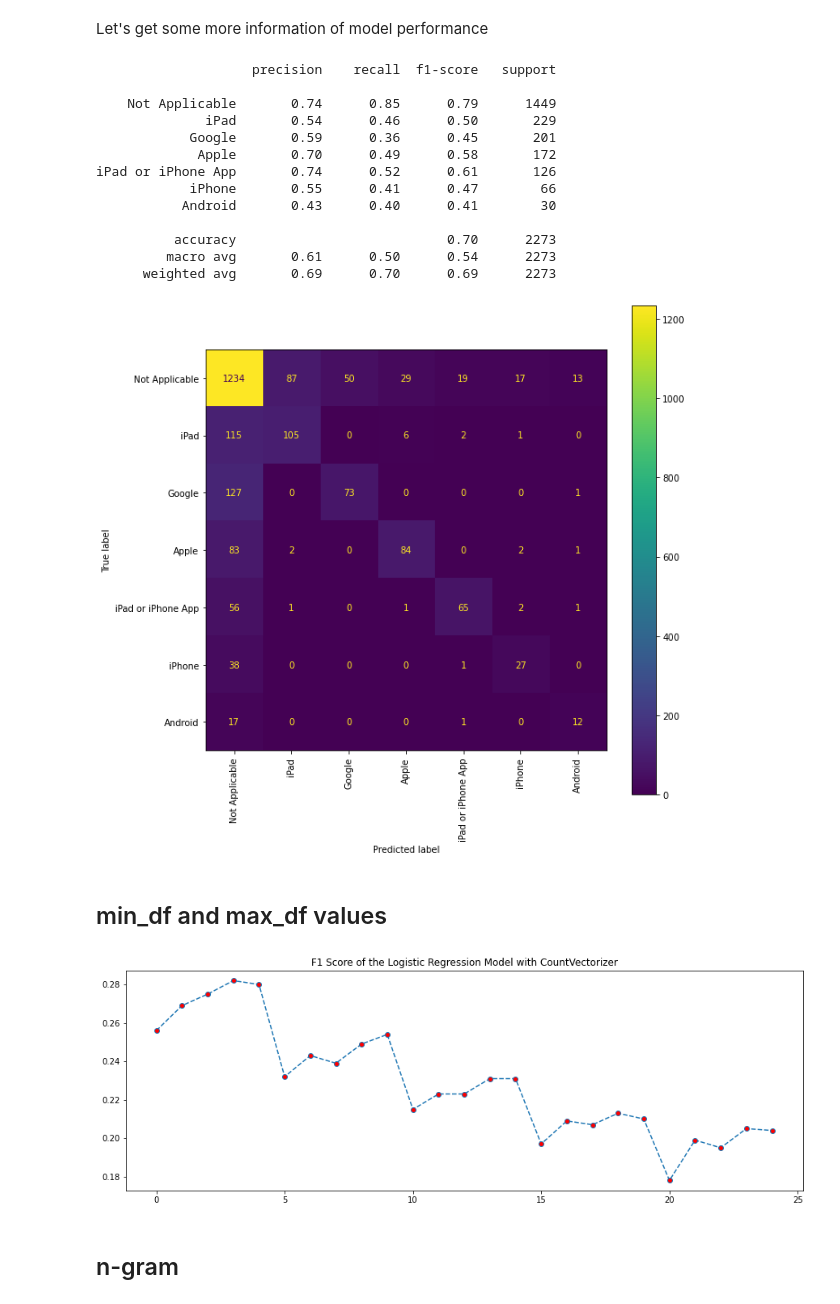
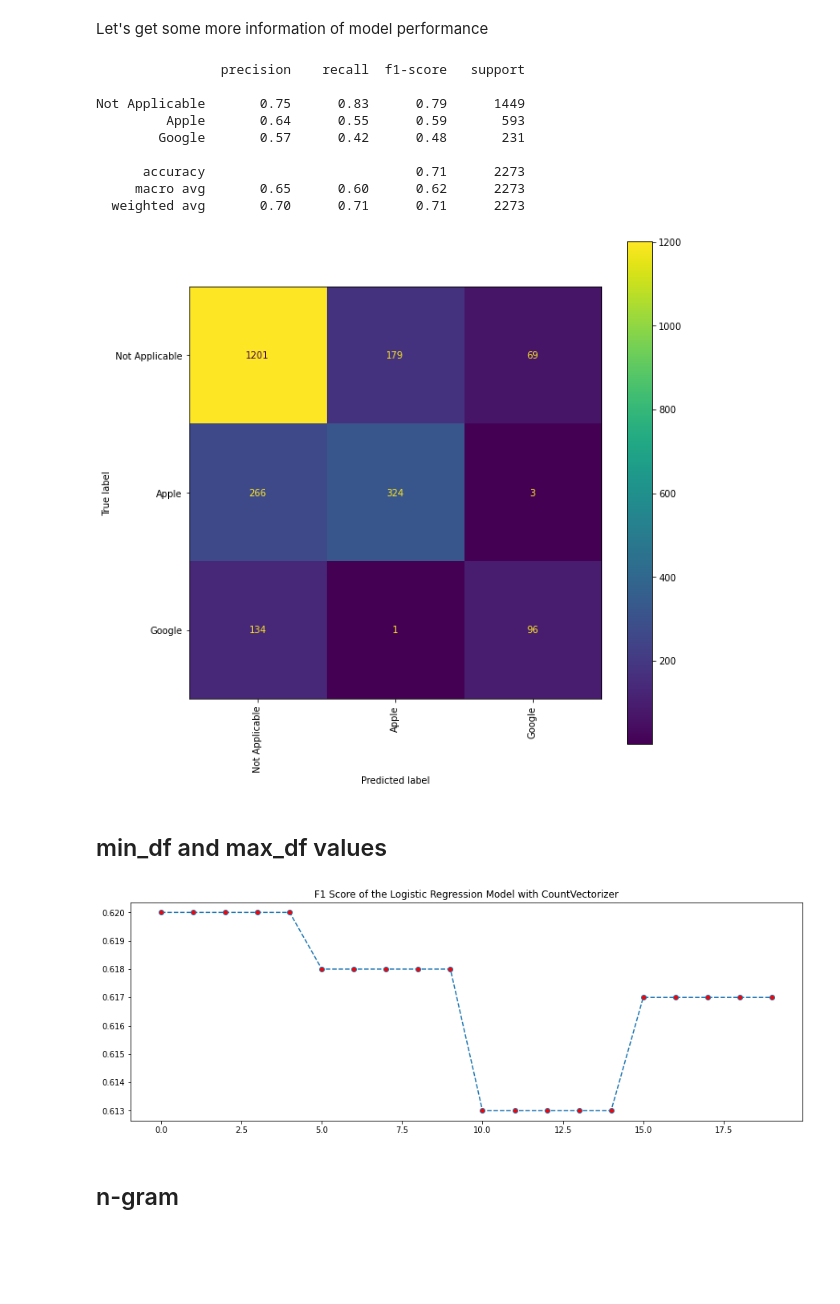
Before and after one commit to rahulakrish/customer_sentiment_analysis, a Jupyter notebook: project.ipynb, the cells around one changed output. Drawn from its saved outputs; the diff is of its cells as text; code cells hidden in the pictures; blank space fills up the shorter version.

```diff
--- a/project.ipynb
+++ b/project.ipynb
@@ -89,3 +93,5 @@ We can see that the `product_service` column has a large number of missing value
+# %%
+df = df[df['tweet_text'].notnull()]
 # %%
 #examining the product_service column
 df['product_service'].value_counts()
@@ -184,12 +198,11 @@ df.head(10)
 # %%
-#removing stopwords
+#defining a function to remove stopwords
 def remove_stopwords(token_list):
     stopwords_removed = [token for token in token_list if token not in stopwords_list]
     return stopwords_removed
 
-
 #applying the function to the text_token column
-df['text_token'] = df['text_token'].apply(remove_stopwords,)
+df['text_token'] = df['text_token'].apply(remove_stopwords)
 # %%
 #defining a function to plot the top_25 most occuring words
 
@@ -411,0 +468,8 @@ Name: emotion, dtype: int64
+# %%
+#let's group product/services that resemble each other for both brands. This will make for easier analysis
+
+df['product_service'].replace('Android','Google',inplace=True)
+df['product_service'].replace(['iPhone','iPad','iPad or iPhone App'],'Apple',inplace=True)
+
+#checking
+df['product_service'].value_counts()
@@ -412,12 +481,8 @@ Name: emotion, dtype: int64
 # %%
 # creating target values for product_service
-new_map = {'iPad':1,
-           'Google':2,
-           'Apple':3,
-           'iPad or iPhone App':4,
-           'iPhone':5,
-           'Android':6,
-           'Not Applicable':0}
+new_map = {'Not Applicable':0,
+          'Apple':1,
+          'Google':2}
 
 df['target'] = df['product_service'].map(new_map)
 df.head()
@@ -550,57 +617,53 @@ print(classification_report(y_test,predictions,target_names=names))
 fig,ax=plt.subplots(figsize=(10,10))
 plot_confusion_matrix(lr_pipe,X_test,y_test,display_labels=names,ax=ax,xticks_rotation='vertical');
 # %% [output]
-                    precision    recall  f1-score   support
+                precision    recall  f1-score   support
 
-    Not Applicable       0.74      0.85      0.79      1449
-              iPad       0.54      0.46      0.50       229
-            Google       0.59      0.36      0.45       201
-             Apple       0.70      0.49      0.58       172
-iPad or iPhone App       0.74      0.52      0.61       126
-            iPhone       0.55      0.41      0.47        66
-           Android       0.43      0.40      0.41        30
+Not Applicable       0.75      0.83      0.79      1449
+         Apple       0.64      0.55      0.59       593
+        Google       0.57      0.42      0.48       231
 
-          accuracy                           0.70      2273
-         macro avg       0.61      0.50      0.54      2273
-      weighted avg       0.69      0.70      0.69      2273
+      accuracy                           0.71      2273
+     macro avg       0.65      0.60      0.62      2273
+  weighted avg       0.70      0.71      0.71      2273
-[figure, old version]
+[figure, new version]
 # %% [markdown]
 ## min_df and max_df values
 # %%
 # setting a range for min_df and max_df
-min_df_value = np.arange(1,6) # words than appear less than the min_df value in all docs will be eliminated
-max_df_value = np.arange(10,15) # words than appear more than the max_df value in all docs will be eliminated
+min_df_value = np.arange(1,5) # words than appear less than the min_df value in all docs will be eliminated
+max_df_value = np.arange(2000,2005) # words than appear more than the max_df value in all docs will be eliminated
 
 #initiating lists to use for plotting
 f_score = []
 min_value=[]
 max_value=[]
 
 #setting up the loop for min_df and max_df values
 for i in min_df_value:
     for j in max_df_value:
         min_value.append(i)
         max_value.append(j)
         #instantiate pipeline
         new_pipe = Pipeline([('vectrorizer',CountVectorizer(stop_words=stopwords_list,min_df=i,max_df=j,preprocessor=dummy,tokenizer=dummy)),
                                    ('model',LogisticRegression())
                                    ])
         new_pipe.fit(X_train,y_train)
         preds = new_pipe.predict(X_test)
 
         #getting f1 score
         score = round(f1_score(y_test,preds,average='macro'),3)
         f_score.append(score)
 #         print(f'min_df = {i}, max_df = {j}, f1_score={score}')
 
 #visualizing the accuracy score for the different combinations
 d = list(zip(min_value,max_value))
 fig,ax=plt.subplots(figsize=(15,5))
 ax.plot(f_score,marker='o',markerfacecolor='r',ls='--');
 # ax.set_xticklabels(d);
 ax.set_title('F1 Score of the Logistic Regression Model with CountVectorizer');
 # %% [output]
-[figure, old version]
+[figure, new version]
 # %% [markdown]
 ## n-gram
 # %% [markdown]
```
Also changed, not shown: parts of 55 cells of this notebook.
